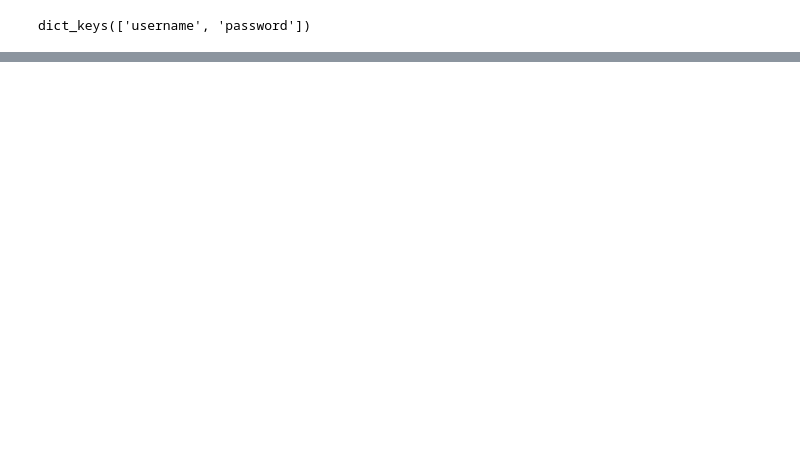
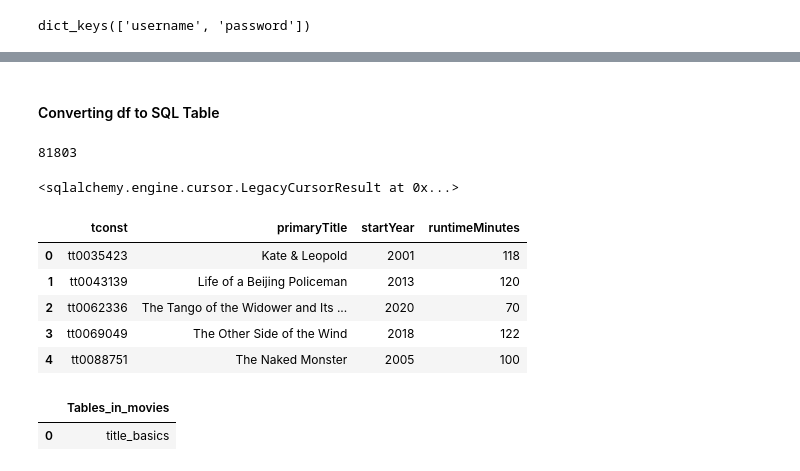
Before and after one commit to Mhoover41/Data-Enrichment-Project-3, a Jupyter notebook: IMDB Project Part 3.ipynb, the cells around one changed output, grey strips where cells are left out. Cells and saved outputs as stored; diff of their text form; code cells hidden in the pictures; blank space fills up the shorter version.

```diff
--- a/IMDB Project Part 3.ipynb
+++ b/IMDB Project Part 3.ipynb
@@ -290,0 +287,8 @@ dict_keys(['username', 'password'])
+# %%
+# Create a connection string using credentials following this format:
+# connection = "dialect+driver://username:password@host:port/database"
+database_name = "Movies"
+connection_str = f"mysql+pymysql://{login['username']}:{login['password']}@localhost/{database_name}"
+# %%
+# Create an instance of the sqlalchemy Engine Class
+engine = create_engine(connection_str)
@@ -290,0 +354,2 @@ dict_keys(['username', 'password'])
+# %% [markdown]
+#### Converting df to SQL Table
@@ -290,0 +368,32 @@ dict_keys(['username', 'password'])
+# %%
+# Save the dataframe to an sql table
+# with appropriate datatypes and set index=False
+title_basics_df.to_sql('title_basics',
+              engine,
+              dtype=df_schema,
+              if_exists='replace',
+              index=False)
+# %% [output]
+81803
+# %%
+# Use the sqlalchemy engine to update the table, and
+# set the desired column as the primary key
+engine.execute('ALTER TABLE title_basics ADD PRIMARY KEY (`tconst`);')
+# %% [output]
+<sqlalchemy.engine.cursor.LegacyCursorResult at 0x...>
+# %%
+q = """SELECT * FROM title_basics LIMIT 5;"""
+pd.read_sql(q, engine)
+# %% [output]
+|  | tconst | primaryTitle | startYear | runtimeMinutes |
+| 0 | tt0035423 | Kate & Leopold | 2001 | 118 |
+| 1 | tt0043139 | Life of a Beijing Policeman | 2013 | 120 |
+| 2 | tt0062336 | The Tango of the Widower and Its ... | 2020 | 70 |
+| 3 | tt0069049 | The Other Side of the Wind | 2018 | 122 |
+| 4 | tt0088751 | The Naked Monster | 2005 | 100 |
+# %%
+q = """SHOW TABLES;"""
+pd.read_sql(q, engine)
+# %% [output]
+|  | Tables_in_movies |
+| 0 | title_basics |
```
Also changed, not shown: parts of 12 cells of this notebook.
